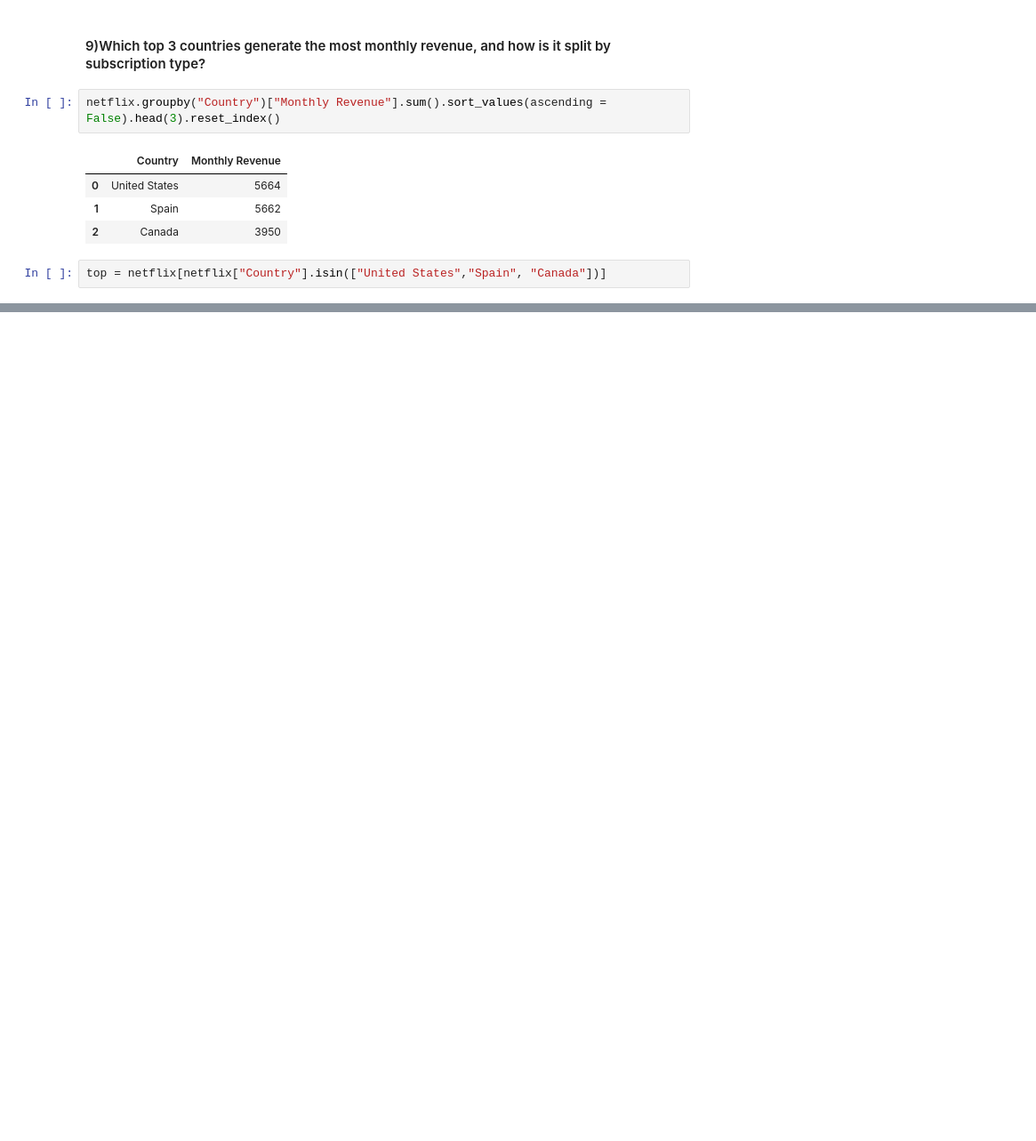
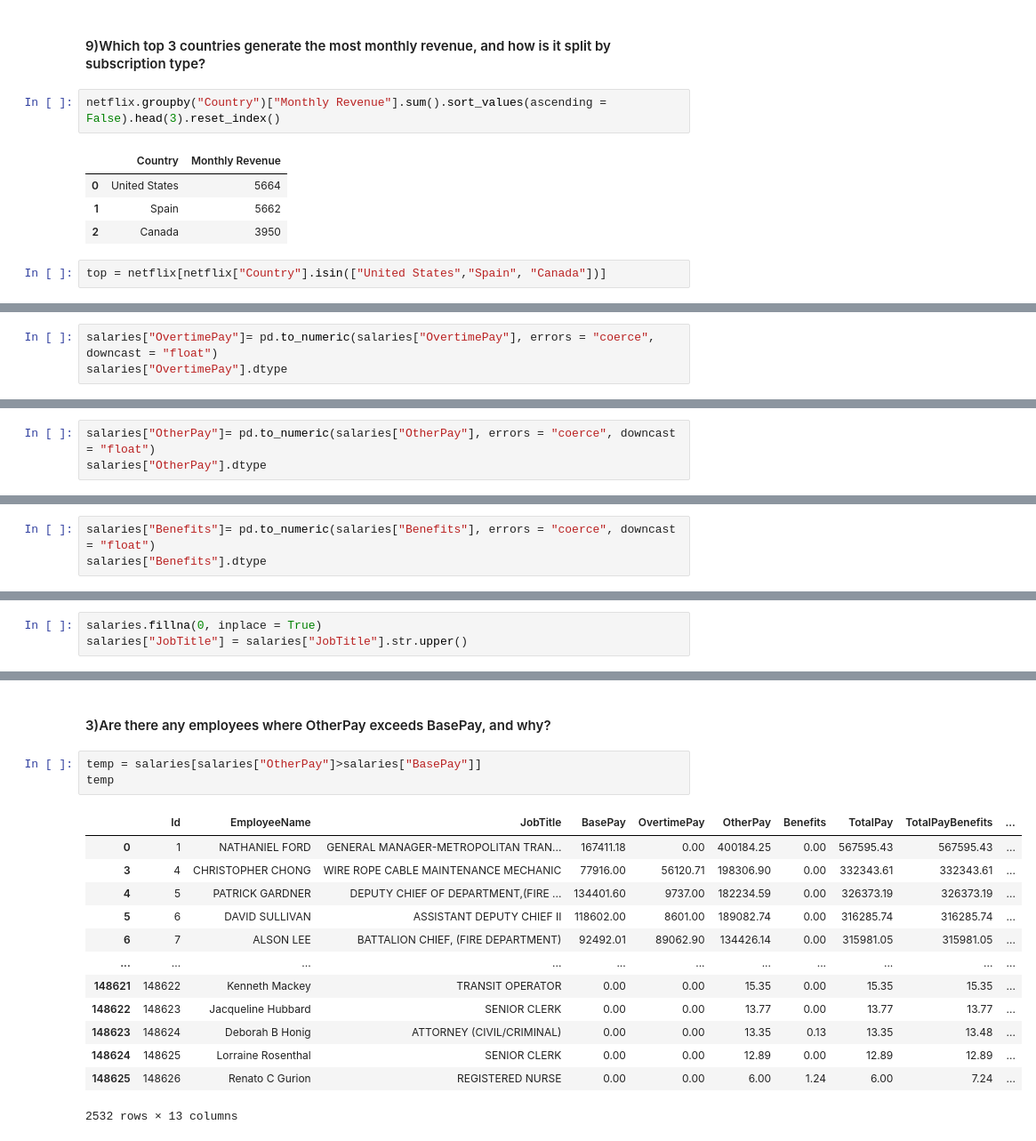
Before and after one commit to vaishnavipatel2805/Python_Libraries_Practice-, a Jupyter notebook: Pandas/Untitled.ipynb, the cells around one changed output, grey strips where cells are left out. Shown at 89% size. Drawn from its saved outputs; the diff is of its cells as text; blank space fills up the shorter version.

```diff
--- a/Pandas/Untitled.ipynb
+++ b/Pandas/Untitled.ipynb
@@ -794,0 +1115,3 @@ top.groupby(["Country","Subscription Type"])["Monthly Revenue"].sum().reset_inde
+# %%
+salaries["OvertimePay"]= pd.to_numeric(salaries["OvertimePay"], errors = "coerce", downcast = "float")
+salaries["OvertimePay"].dtype
@@ -794,0 +1120,3 @@ top.groupby(["Country","Subscription Type"])["Monthly Revenue"].sum().reset_inde
+# %%
+salaries["OtherPay"]= pd.to_numeric(salaries["OtherPay"], errors = "coerce", downcast = "float")
+salaries["OtherPay"].dtype
@@ -794,0 +1125,3 @@ top.groupby(["Country","Subscription Type"])["Monthly Revenue"].sum().reset_inde
+# %%
+salaries["Benefits"]= pd.to_numeric(salaries["Benefits"], errors = "coerce", downcast = "float")
+salaries["Benefits"].dtype
@@ -794,0 +1140,3 @@ top.groupby(["Country","Subscription Type"])["Monthly Revenue"].sum().reset_inde
+# %%
+salaries.fillna(0, inplace = True)
+salaries["JobTitle"] = salaries["JobTitle"].str.upper()
@@ -794,0 +1221,19 @@ top.groupby(["Country","Subscription Type"])["Monthly Revenue"].sum().reset_inde
+# %% [markdown]
+#### 3)Are there any employees where OtherPay exceeds BasePay, and why?
+# %%
+temp = salaries[salaries["OtherPay"]>salaries["BasePay"]]
+temp
+# %% [output]
+|  | Id | EmployeeName | JobTitle | BasePay | OvertimePay | OtherPay | Benefits | TotalPay | TotalPayBenefits | ... |
+| 0 | 1 | NATHANIEL FORD | GENERAL MANAGER-METROPOLITAN TRAN... | 167411.18 | 0.00 | 400184.25 | 0.00 | 567595.43 | 567595.43 | ... |
+| 3 | 4 | CHRISTOPHER CHONG | WIRE ROPE CABLE MAINTENANCE MECHANIC | 77916.00 | 56120.71 | 198306.90 | 0.00 | 332343.61 | 332343.61 | ... |
+| 4 | 5 | PATRICK GARDNER | DEPUTY CHIEF OF DEPARTMENT,(FIRE ... | 134401.60 | 9737.00 | 182234.59 | 0.00 | 326373.19 | 326373.19 | ... |
+| 5 | 6 | DAVID SULLIVAN | ASSISTANT DEPUTY CHIEF II | 118602.00 | 8601.00 | 189082.74 | 0.00 | 316285.74 | 316285.74 | ... |
+| 6 | 7 | ALSON LEE | BATTALION CHIEF, (FIRE DEPARTMENT) | 92492.01 | 89062.90 | 134426.14 | 0.00 | 315981.05 | 315981.05 | ... |
+| ... | ... | ... | ... | ... | ... | ... | ... | ... | ... | ... |
+| 148621 | 148622 | Kenneth Mackey | TRANSIT OPERATOR | 0.00 | 0.00 | 15.35 | 0.00 | 15.35 | 15.35 | ... |
+| 148622 | 148623 | Jacqueline Hubbard | SENIOR CLERK | 0.00 | 0.00 | 13.77 | 0.00 | 13.77 | 13.77 | ... |
+| 148623 | 148624 | Deborah B Honig | ATTORNEY (CIVIL/CRIMINAL) | 0.00 | 0.00 | 13.35 | 0.13 | 13.35 | 13.48 | ... |
+| 148624 | 148625 | Lorraine Rosenthal | SENIOR CLERK | 0.00 | 0.00 | 12.89 | 0.00 | 12.89 | 12.89 | ... |
+| 148625 | 148626 | Renato C Gurion | REGISTERED NURSE | 0.00 | 0.00 | 6.00 | 1.24 | 6.00 | 7.24 | ... |
+2532 rows × 13 columns
```
Also changed, not shown: parts of 82 cells of this notebook, 1 other file.
